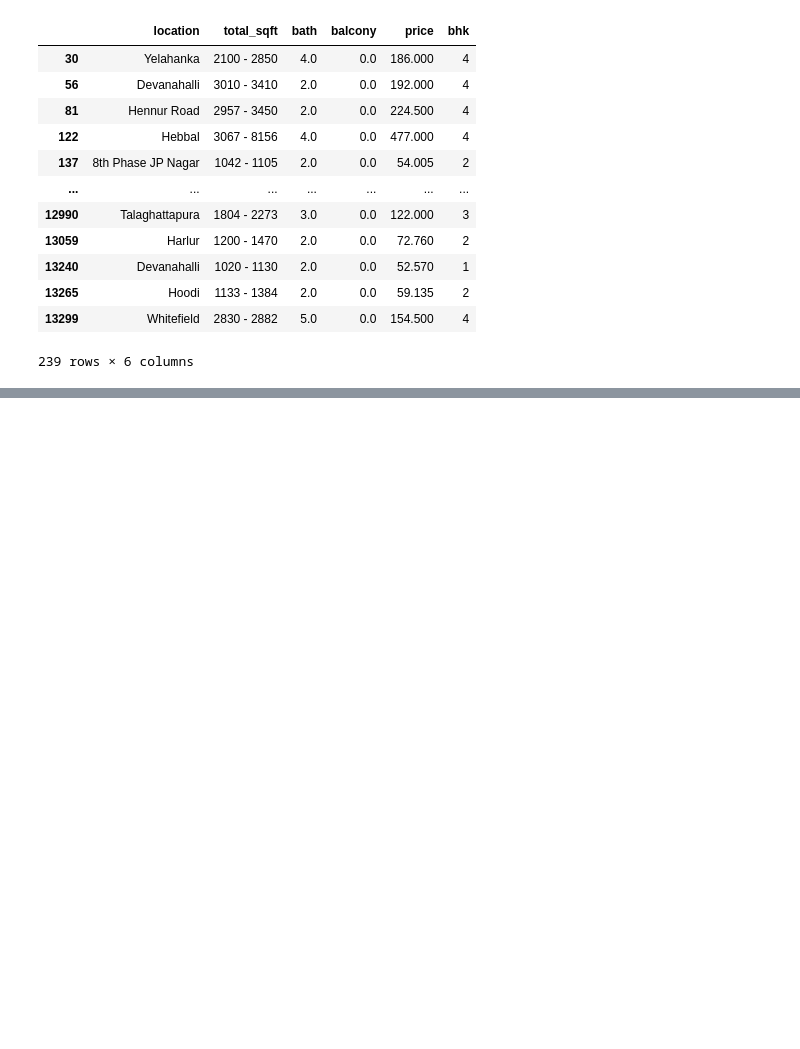
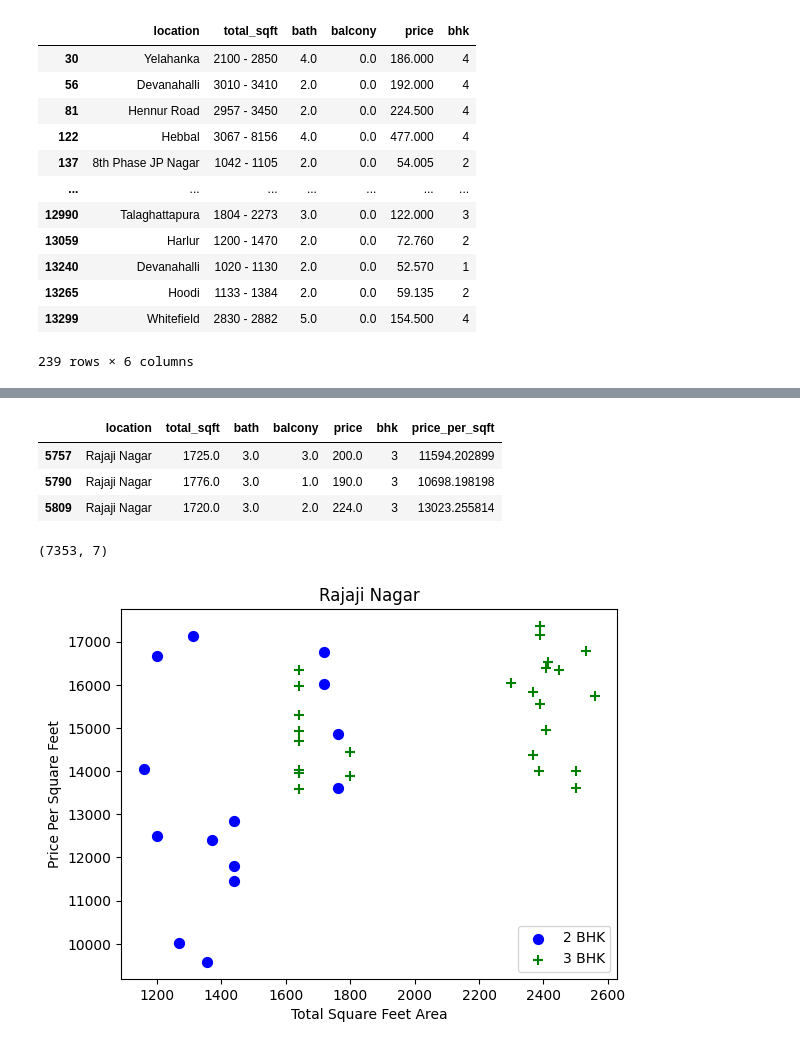
Before and after one commit to vikaschauhan734/house_price_prediction, a Jupyter notebook: notebook.ipynb, the cells around one changed output, grey strips where cells are left out. Cells and saved outputs as stored; diff of their text form; code cells hidden in the pictures; blank space fills up the shorter version.

Commit message:
completely cleaned the dataframe

```diff
--- a/notebook.ipynb
+++ b/notebook.ipynb
@@ -176,0 +351,35 @@ TypeError: object of type 'bool' has no len()
+# %%
+df[(df['location']=='Rajaji Nagar')& (df['bhk']==3)& ((df['total_sqft']< 1800) & (df['total_sqft']> 1700))]
+# %% [output]
+|  | location | total_sqft | bath | balcony | price | bhk | price_per_sqft |
+| 5757 | Rajaji Nagar | 1725.0 | 3.0 | 3.0 | 200.0 | 3 | 11594.202899 |
+| 5790 | Rajaji Nagar | 1776.0 | 3.0 | 1.0 | 190.0 | 3 | 10698.198198 |
+| 5809 | Rajaji Nagar | 1720.0 | 3.0 | 2.0 | 224.0 | 3 | 13023.255814 |
+# %%
+#we need to clean the outliers because we know 2bhk can't be more expensive than 3bhk in same location
+
+def remove_bhk_outliers(df):
+    exclude_indices = np.array([])
+    for location, location_df in df.groupby('location'):
+        bhk_stats = {}
+        for bhk, bhk_df in location_df.groupby('bhk'):
+            bhk_stats[bhk] = {
+                'mean': np.mean(bhk_df['price_per_sqft']),
+                'std': np.std(bhk_df['price_per_sqft']),
+                'count': bhk_df.shape[0]
+            }
+        for bhk, bhk_df in location_df.groupby('bhk'):
+            stats = bhk_stats.get(bhk-1)
+            if stats and stats['count']>5:
+                exclude_indices = np.append(exclude_indices, bhk_df[bhk_df['price_per_sqft']<(stats['mean'])].index.values)
+    return df.drop(exclude_indices,axis=0)
+# %%
+df = remove_bhk_outliers(df)
+df.shape
+# %% [output]
+(7353, 7)
+# %%
+plot_scatter_chart(df, "Rajaji Nagar")
+#plot_scatter_chart(df, "Hebbal")
+# %% [output]
+[figure, added]
```
Also changed, not shown: parts of 30 cells of this notebook.
